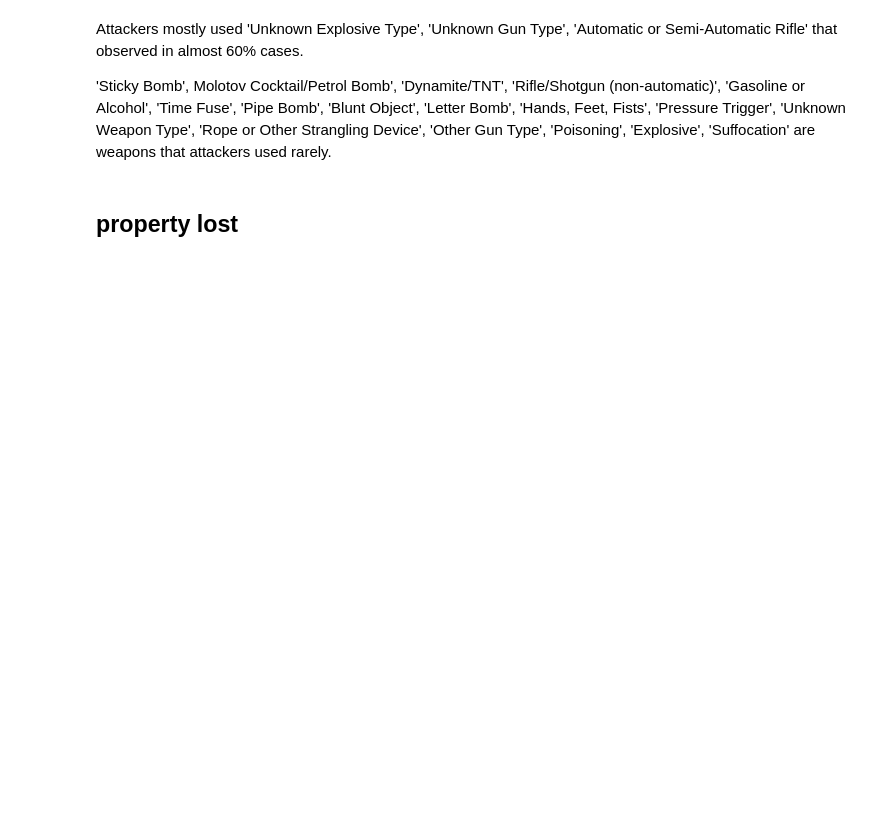
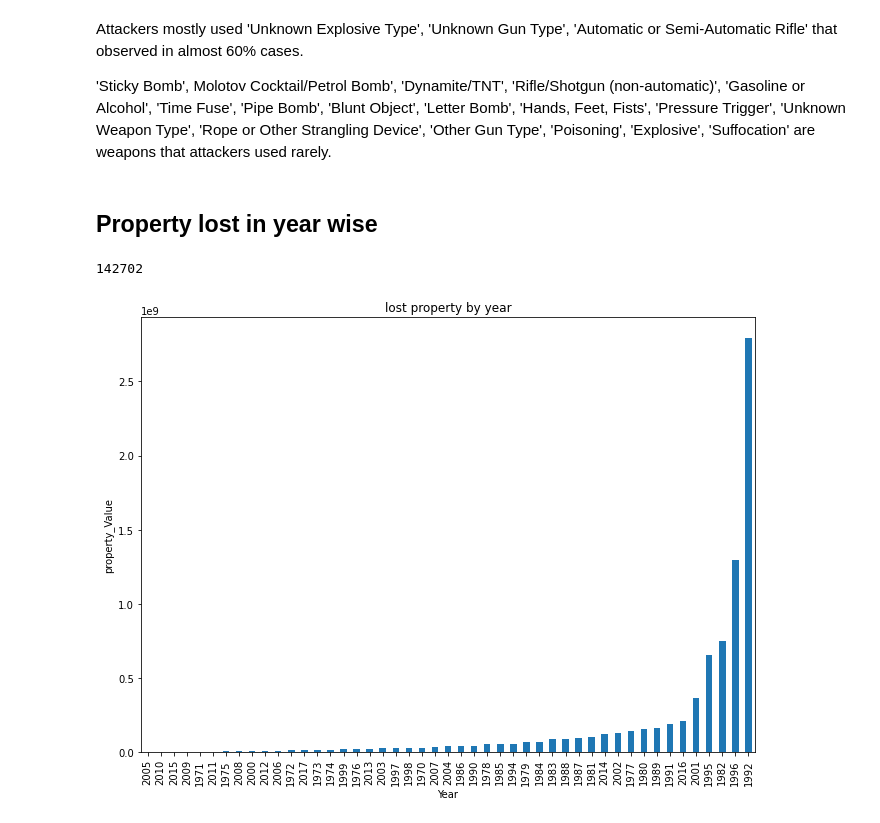
Before and after one commit to vicksypython/gbd-analysis, a Jupyter notebook: Copy_of_Global_Terrorism_Analysis_Capstone_Project.ipynb, the cells around one changed output. Cells and saved outputs as stored; diff of their text form; code cells hidden in the pictures; blank space fills up the shorter version.

```diff
--- a/Copy_of_Global_Terrorism_Analysis_Capstone_Project.ipynb
+++ b/Copy_of_Global_Terrorism_Analysis_Capstone_Project.ipynb
@@ -465,5 +479,21 @@ fig.show()
 Attackers mostly used 'Unknown Explosive Type', 'Unknown Gun Type', 'Automatic or Semi-Automatic Rifle' that observed in almost 60% cases.
 
 'Sticky Bomb', Molotov Cocktail/Petrol Bomb', 'Dynamite/TNT', 'Rifle/Shotgun (non-automatic)', 'Gasoline or Alcohol', 'Time Fuse', 'Pipe Bomb', 'Blunt Object', 'Letter Bomb', 'Hands, Feet, Fists', 'Pressure Trigger', 'Unknown Weapon Type', 'Rope or Other Strangling Device', 'Other Gun Type', 'Poisoning', 'Explosive', 'Suffocation' are weapons that attackers used rarely.
-# %% [markdown]
-## property lost
+# %% [markdown]
+## **Property lost in year wise**
+# %%
+gtd['property_Value'].isnull().sum()
+# %% [output]
+142702
+# %%
+plt.scatter(figsize = (11,8))
+gtd.groupby(['Year'])['property_Value'].sum().sort_values().plot(kind='bar')
+colors = sns.color_palette('pastel')[0:5]
+plt.title('lost property by year')
+
+plt.ylabel('property_Value')
+plt.xlabel('Year')
+
+plt.show()
+# %% [output]
+[figure, added]
```
Also changed, not shown: parts of 16 cells of this notebook.
